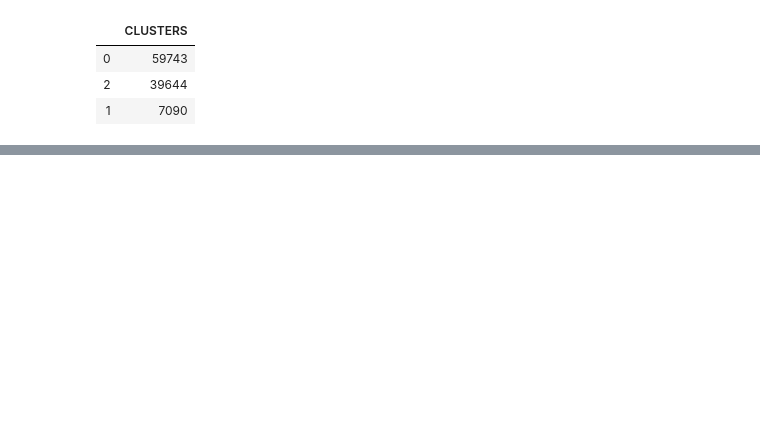
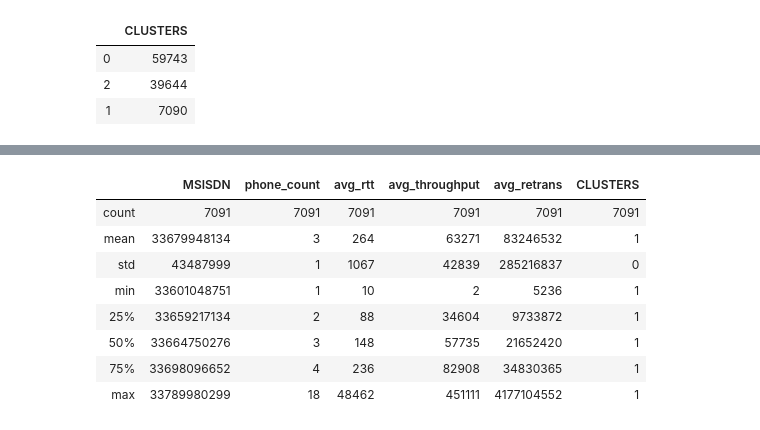
Before and after one commit to bwibokhaabi/Telecomms, a Jupyter notebook: notebooks/Experience Analytics.ipynb, the cells around one changed output, grey strips where cells are left out. Cells and saved outputs as stored; diff of their text form; code cells hidden in the pictures; blank space fills up the shorter version.

```diff
--- a/notebooks/Experience Analytics.ipynb
+++ b/notebooks/Experience Analytics.ipynb
@@ -309,0 +350,12 @@ data2.head()
+# %%
+experience_cluster_1.describe()
+# %% [output]
+|  | MSISDN | phone_count | avg_rtt | avg_throughput | avg_retrans | CLUSTERS |
+| count | 7091 | 7091 | 7091 | 7091 | 7091 | 7091 |
+| mean | 33679948134 | 3 | 264 | 63271 | 83246532 | 1 |
+| std | 43487999 | 1 | 1067 | 42839 | 285216837 | 0 |
+| min | 33601048751 | 1 | 10 | 2 | 5236 | 1 |
+| 25% | 33659217134 | 2 | 88 | 34604 | 9733872 | 1 |
+| 50% | 33664750276 | 3 | 148 | 57735 | 21652420 | 1 |
+| 75% | 33698096652 | 4 | 236 | 82908 | 34830365 | 1 |
+| max | 33789980299 | 18 | 48462 | 451111 | 4177104552 | 1 |
```
Also changed, not shown: parts of 20 cells of this notebook, 6 other files.
